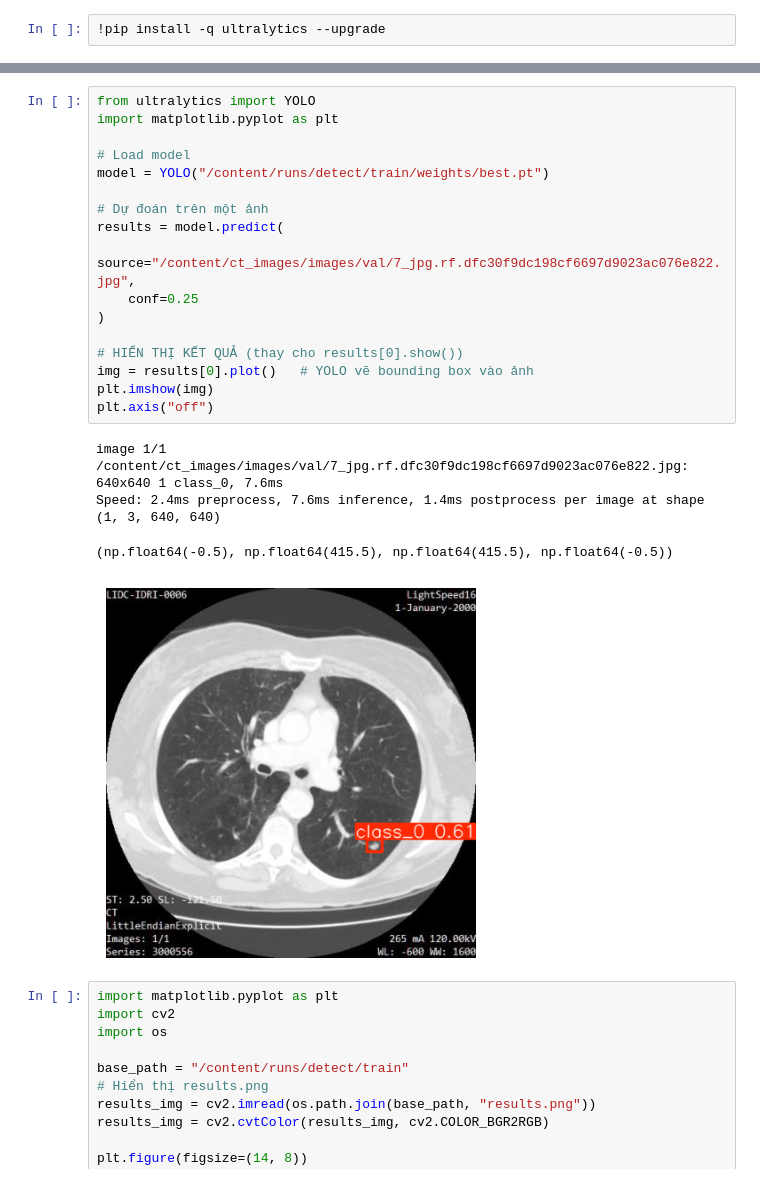
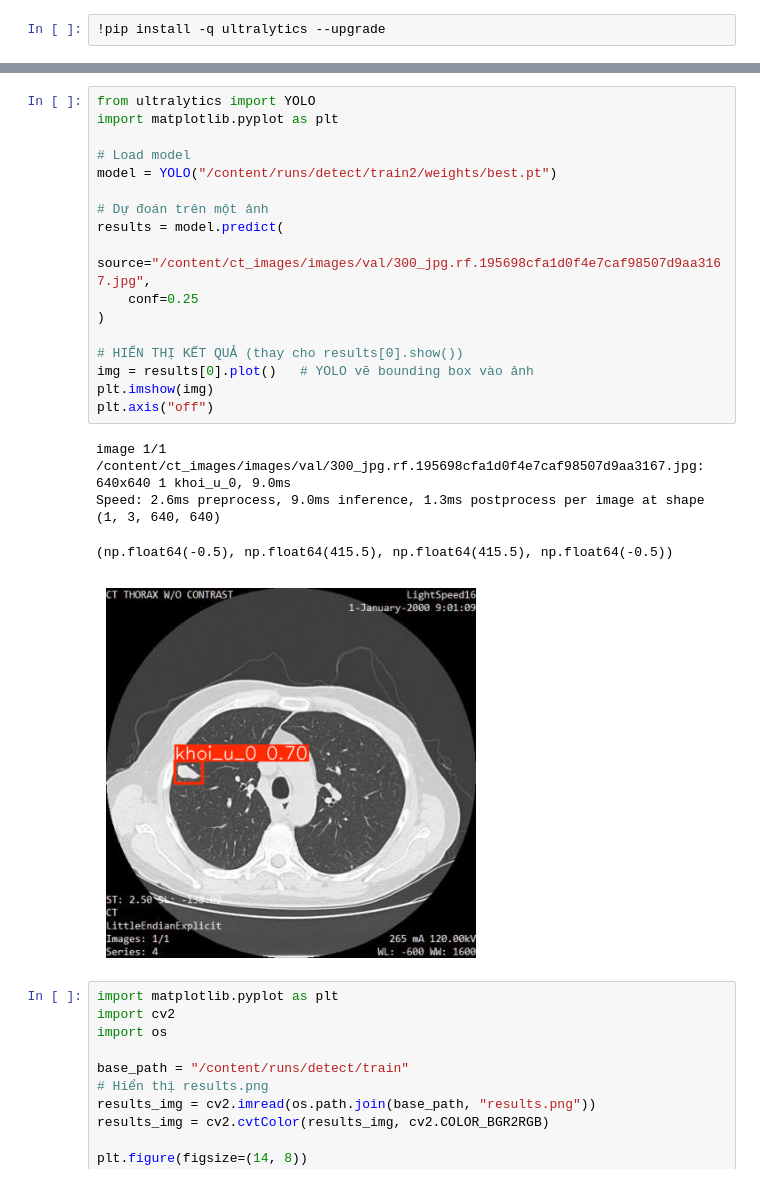
Before and after one commit to mnguyn203/YOLOV8_training_lung_cancer_detect, a Jupyter notebook: lung_cancer_detect_1.ipynb, the cells around one changed output, grey strips where cells are left out. Drawn from its saved outputs; the diff is of its cells as text.

```diff
--- a/lung_cancer_detect.ipynb
+++ b/lung_cancer_detect_1.ipynb
@@ -125,25 +125,25 @@ task: 'detect'
 # %%
 from ultralytics import YOLO
 import matplotlib.pyplot as plt
 
 # Load model
-model = YOLO("/content/runs/detect/train/weights/best.pt")
+model = YOLO("/content/runs/detect/train2/weights/best.pt")
 
 # Dự đoán trên một ảnh
 results = model.predict(
-    source="/content/ct_images/images/val/7_jpg.rf.dfc30f9dc198cf6697d9023ac076e822.jpg",
+    source="/content/ct_images/images/val/300_jpg.rf.195698cfa1d0f4e7caf98507d9aa3167.jpg",
     conf=0.25
 )
 
 # HIỂN THỊ KẾT QUẢ (thay cho results[0].show())
 img = results[0].plot()   # YOLO vẽ bounding box vào ảnh
 plt.imshow(img)
 plt.axis("off")
 # %% [output]
-image 1/1 /content/ct_images/images/val/7_jpg.rf.dfc30f9dc198cf6697d9023ac076e822.jpg: 640x640 1 class_0, 7.6ms
-Speed: 2.4ms preprocess, 7.6ms inference, 1.4ms postprocess per image at shape (1, 3, 640, 640)
+image 1/1 /content/ct_images/images/val/300_jpg.rf.195698cfa1d0f4e7caf98507d9aa3167.jpg: 640x640 1 khoi_u_0, 9.0ms
+Speed: 2.6ms preprocess, 9.0ms inference, 1.3ms postprocess per image at shape (1, 3, 640, 640)
 (np.float64(-0.5), np.float64(415.5), np.float64(415.5), np.float64(-0.5))
-[figure, old version]
+[figure, new version]
 # %%
 import matplotlib.pyplot as plt
 import cv2
```
Also changed, not shown: parts of 3 cells of this notebook.
